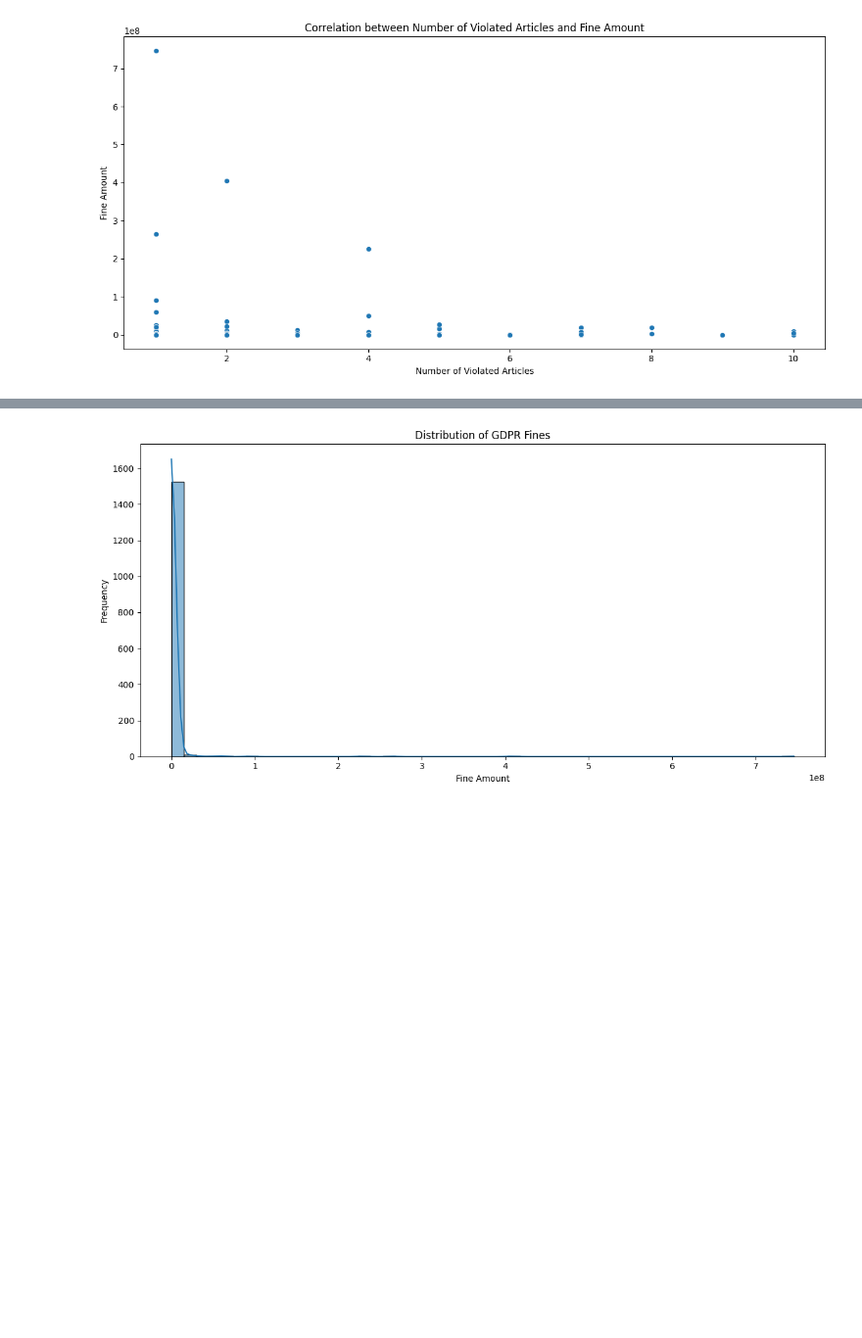
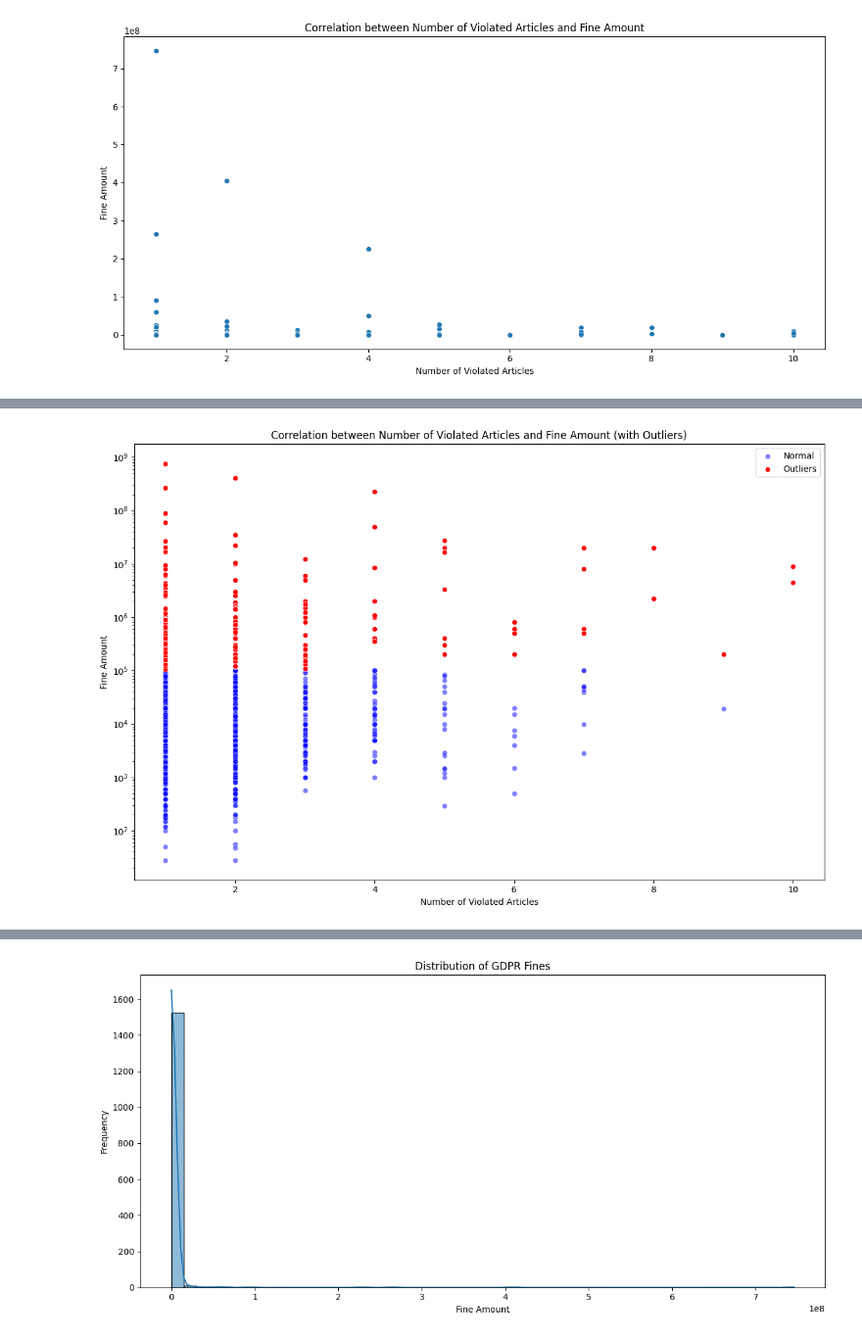
Before and after one commit to zinduaschool/0502-capstone-gdpr-violations-Tracy-teb, a Jupyter notebook: trial.ipynb, the cells around one changed output, grey strips where cells are left out. Shown: that part at 98% size. Drawn from its saved outputs; the diff is of its cells as text; code cells hidden in the pictures; blank space fills up the shorter version.

Commit message:
Data analysis and Visualisation

```diff
--- a/trial.ipynb
+++ b/trial.ipynb
@@ -59,5 +60,5 @@ Art_9                    0
 VIOLATED_ARTICLES        0
 Length: 62, dtype: int64
 # %%
- # Handle missing values (example: fill with median)
-gdpr_violations['Amount'].fillna(gdpr_violations['Amount'].median(), inplace=True)
+ # Handle missing values (fill with median)
+gdpr_violations['Date'].fillna(gdpr_violations['Date'].median(), inplace=True)
@@ -255,0 +256,16 @@ plt.show()
+# %%
+def detect_outliers(gdpr_violations, column):
+    Q1 = gdpr_violations[column].quantile(0.25)
+    Q3 = gdpr_violations[column].quantile(0.75)
+    IQR = Q3 - Q1
+    lower_bound = Q1 - 1.5 * IQR
+    upper_bound = Q3 + 1.5 * IQR
+    return gdpr_violations[(gdpr_violations[column] < lower_bound) | (gdpr_violations[column] > upper_bound)]
+
+# Detect outliers in the 'Amount' column
+outliers = detect_outliers(gdpr_violations, 'Amount')
+
+# Print summary of outliers
+print(f"Number of outliers detected: {len(outliers)}")
+print("\nSummary statistics of outliers:")
+print(outliers['Amount'].describe())
@@ -255,0 +285,13 @@ plt.show()
+# %%
+plt.figure(figsize=(12, 8))
+sns.scatterplot(x='VIOLATED_ARTICLES', y='Amount', data=gdpr_violations, alpha=0.5, color='blue', label='Normal')
+sns.scatterplot(x='VIOLATED_ARTICLES', y='Amount', data=outliers, color='red', label='Outliers')
+plt.title('Correlation between Number of Violated Articles and Fine Amount (with Outliers)')
+plt.xlabel('Number of Violated Articles')
+plt.ylabel('Fine Amount')
+plt.legend()
+plt.yscale('log')  # Using log scale for better visualization
+plt.tight_layout()
+plt.show()
+# %% [output]
+[figure, added]
```
Also changed, not shown: parts of 11 cells of this notebook.
